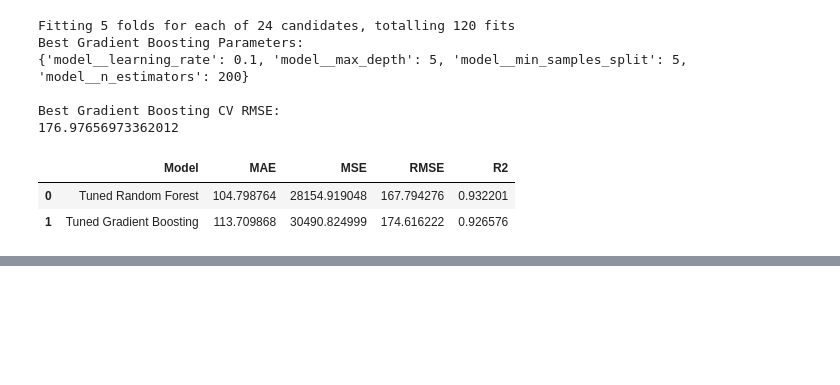
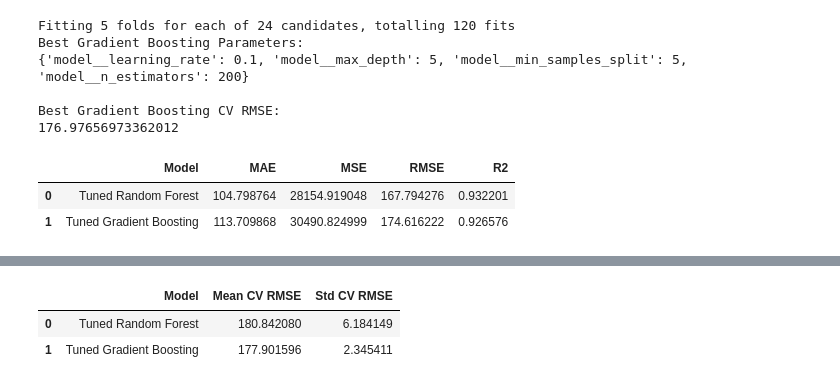
Before and after one commit to mith-sen/ML_Case_Study, a Jupyter notebook: notebooks/regression.ipynb, the cells around one changed output, grey strips where cells are left out. Cells and saved outputs as stored; diff of their text form; code cells hidden in the pictures; blank space fills up the shorter version.

```diff
--- a/notebooks/regression.ipynb
+++ b/notebooks/regression.ipynb
@@ -1676,0 +1757,21 @@ display(tuned_results_df)
+# %%
+# Create cross-validation summary table
+
+cv_results_df = pd.DataFrame([
+    {
+        "Model": "Tuned Random Forest",
+        "Mean CV RMSE": rf_cv_rmse.mean(),
+        "Std CV RMSE": rf_cv_rmse.std()
+    },
+    {
+        "Model": "Tuned Gradient Boosting",
+        "Mean CV RMSE": gb_cv_rmse.mean(),
+        "Std CV RMSE": gb_cv_rmse.std()
+    }
+])
+
+display(cv_results_df)
+# %% [output]
+|  | Model | Mean CV RMSE | Std CV RMSE |
+| 0 | Tuned Random Forest | 180.842080 | 6.184149 |
+| 1 | Tuned Gradient Boosting | 177.901596 | 2.345411 |
```
Also changed, not shown: parts of 2 cells of this notebook.
